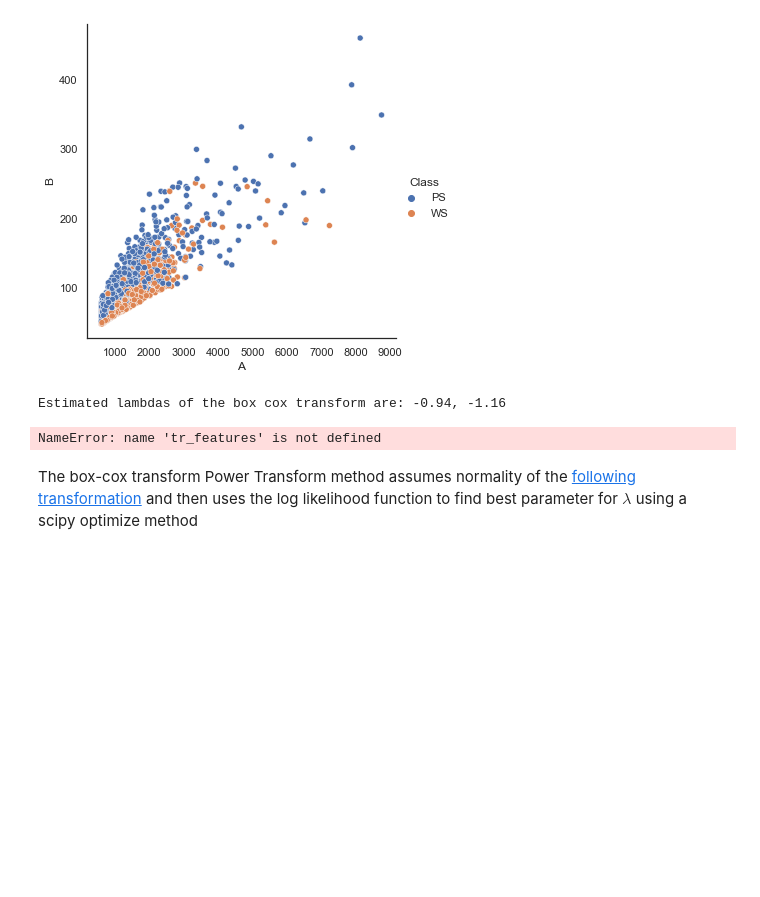
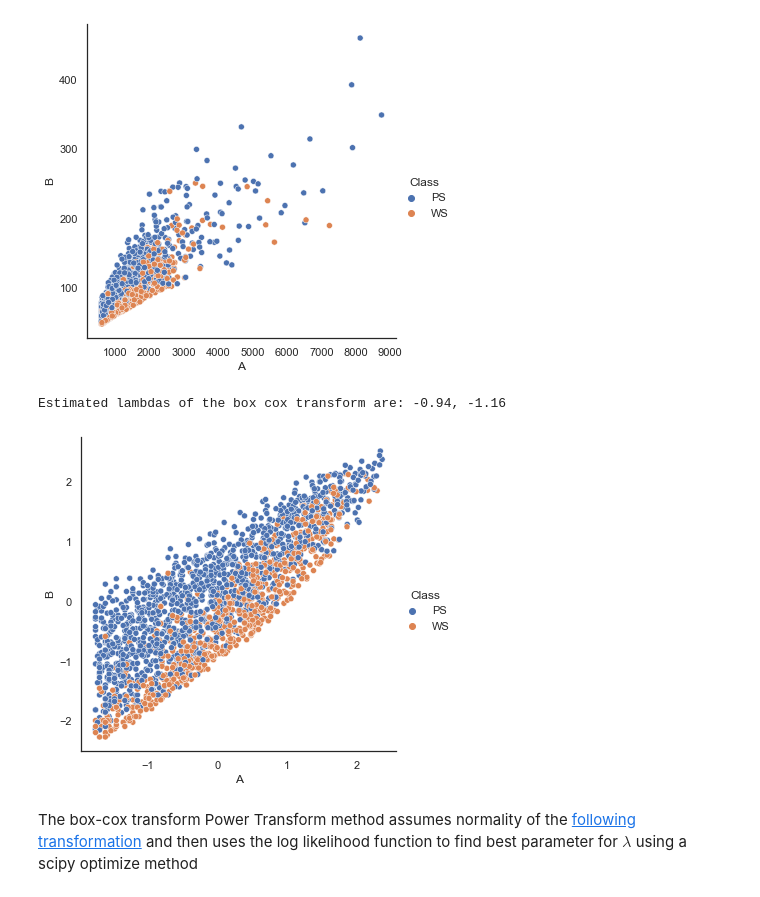
Before and after one commit to nshahpazov/learn-ds-notebooks, a Jupyter notebook: segmetation-class-prediction.ipynb, the cells around one changed output. Saved outputs shown, nothing was run; the diff lists cells and outputs as text; code cells hidden in the pictures; blank space fills up the shorter version.

Commit message:
cleaned errors

```diff
--- a/segmetation-class-prediction.ipynb
+++ b/segmetation-class-prediction.ipynb
@@ -48,18 +48,18 @@ sns.relplot(x=df.A, y=df.B, hue=df.Class);
 # %%
 power_transform_bc = PowerTransformer(method='box-cox')
 power_transform_bc.fit(df[['A', 'B']])
 lambdas = [str(round(x, 2)) for x in power_transform_bc.lambdas_]
 print("Estimated lambdas of the box cox transform are:", ', '.join(lambdas))
 
 transformed_feat_arr = power_transform_bc.transform(df[['A', 'B']])
 
 tr_features_df = pd.DataFrame(transformed_feat_arr)
 
 tr_features_df.columns = ['A', 'B']
-sns.relplot(data=tr_features_df, x=tr_features.A, y=tr_features_df.B, hue=df.Class)
+sns.relplot(data=tr_features_df, x='A', y='B', hue=df.Class);
 # %% [output]
 Estimated lambdas of the box cox transform are: -0.94, -1.16
-NameError: name 'tr_features' is not defined
+[figure, added]
 # %% [markdown]
 The box-cox transform Power Transform method assumes normality of the [following transformation](https://en.wikipedia.org/wiki/Power_transform#Box%E2%80%93Cox_transformation)
 and then uses the log likelihood function to find best parameter for $\lambda$ using a scipy optimize method
```
Also changed, not shown: parts of 8 cells of this notebook.
